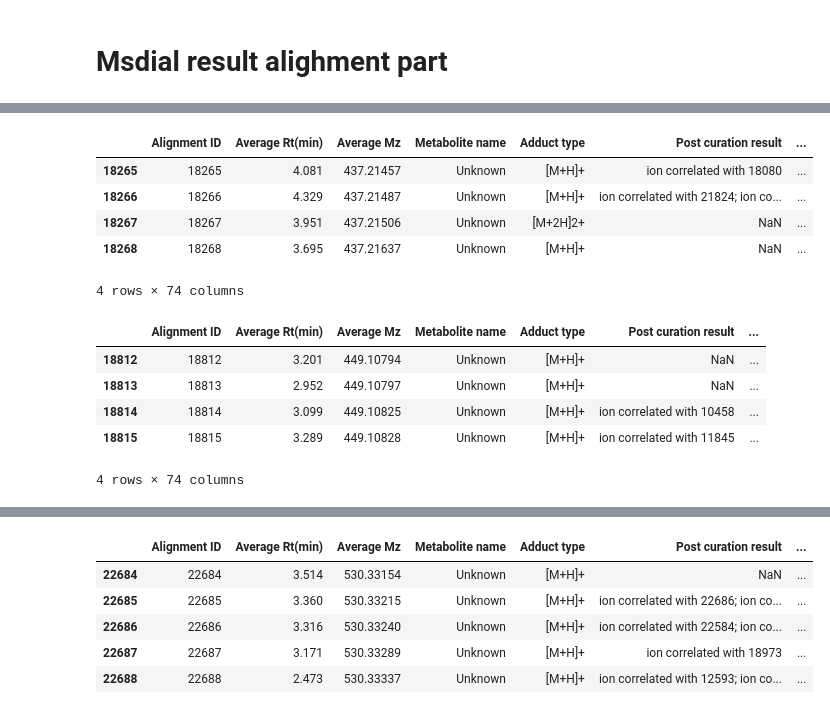
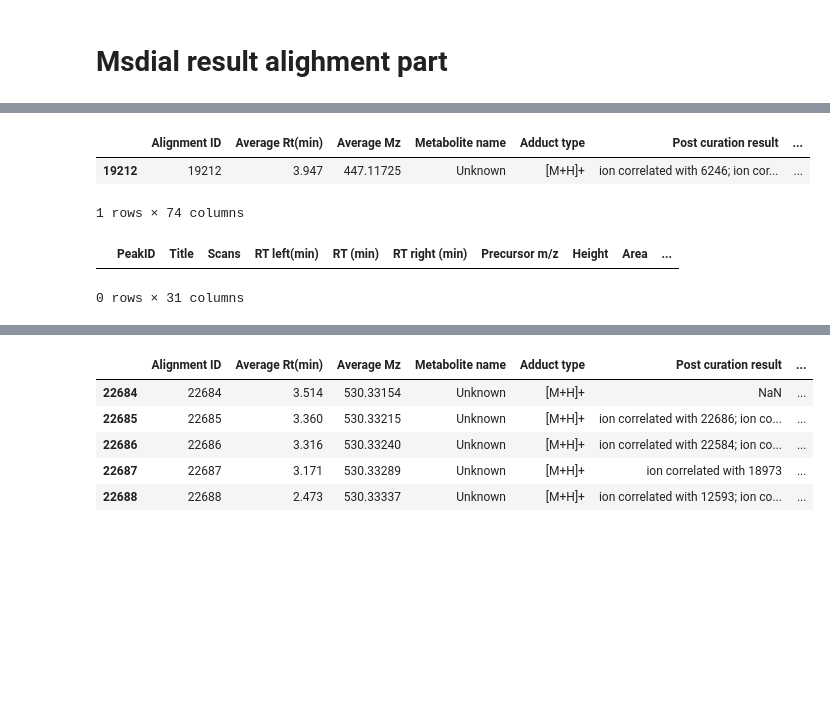
Before and after one commit to FanzhouKong/lead_finder, a Jupyter notebook: playground.ipynb, the cells around one changed output, grey strips where cells are left out. Saved outputs shown, nothing was run; the diff lists cells and outputs as text; code cells hidden in the pictures; blank space fills up the shorter version.

Commit message:
updated 20230726
Main updates are alignment algorithms

```diff
--- a/playground.ipynb
+++ b/playground.ipynb
@@ -477,4 +242,7 @@ working_dir = '/Volumes/Brother_cow/brighseed/alignment_result'
+# %%
+working_dir = '/Users/fanzhou.kong/Dropbox (Brightseed)/Mac/Documents/GitHub/data_garage/msdial_alignment'
 # %%
 from toolsets.file_io import readin_alignment
 # %%
-alignment_result = readin_alignment(os.path.join(working_dir, 'Height_0_20237101534.txt'))
+alignment_1 = readin_alignment(os.path.join(working_dir, 'Height_1_20237211755.txt'))
+alignment_2=readin_alignment(os.path.join(working_dir, 'Height_3_20237211754.txt'))
@@ -497,20 +340,13 @@ alignment_result
 # %%
-mz = 437.2140
-quick_search_values(alignment_result, 'Average Mz',mz-0.005, mz+0.005, ifsorted=False)
+mz = 447.1075
+quick_search_values(alignment_2, 'Average Mz',mz-0.01, mz+0.01, ifsorted=False)
 # %% [output]
 |  | Alignment ID | Average Rt(min) | Average Mz | Metabolite name | Adduct type | Post curation result | ... |
-| 18265 | 18265 | 4.081 | 437.21457 | Unknown | [M+H]+ | ion correlated with 18080 | ... |
-| 18266 | 18266 | 4.329 | 437.21487 | Unknown | [M+H]+ | ion correlated with 21824; ion co... | ... |
-| 18267 | 18267 | 3.951 | 437.21506 | Unknown | [M+2H]2+ | NaN | ... |
-| 18268 | 18268 | 3.695 | 437.21637 | Unknown | [M+H]+ | NaN | ... |
+| 19212 | 19212 | 3.947 | 447.11725 | Unknown | [M+H]+ | ion correlated with 6246; ion cor... | ... |
-4 rows × 74 columns
+1 rows × 74 columns
 # %%
-mz = 449.1118
-quick_search_values(alignment_result, 'Average Mz',mz-0.005, mz+0.005, ifsorted=False)
+mz = 449.1075
+quick_search_values(peak_list_x30, 'Precursor m/z',mz-0.01, mz+0.01, ifsorted=False)
 # %% [output]
-|  | Alignment ID | Average Rt(min) | Average Mz | Metabolite name | Adduct type | Post curation result | ... |
-| 18812 | 18812 | 3.201 | 449.10794 | Unknown | [M+H]+ | NaN | ... |
-| 18813 | 18813 | 2.952 | 449.10797 | Unknown | [M+H]+ | NaN | ... |
-| 18814 | 18814 | 3.099 | 449.10825 | Unknown | [M+H]+ | ion correlated with 10458 | ... |
-| 18815 | 18815 | 3.289 | 449.10828 | Unknown | [M+H]+ | ion correlated with 11845 | ... |
+|  | PeakID | Title | Scans | RT left(min) | RT (min) | RT right (min) | Precursor m/z | Height | Area | ... |
-4 rows × 74 columns
+0 rows × 31 columns
```
Also changed, not shown: parts of 66 cells of this notebook, 11 other files.
